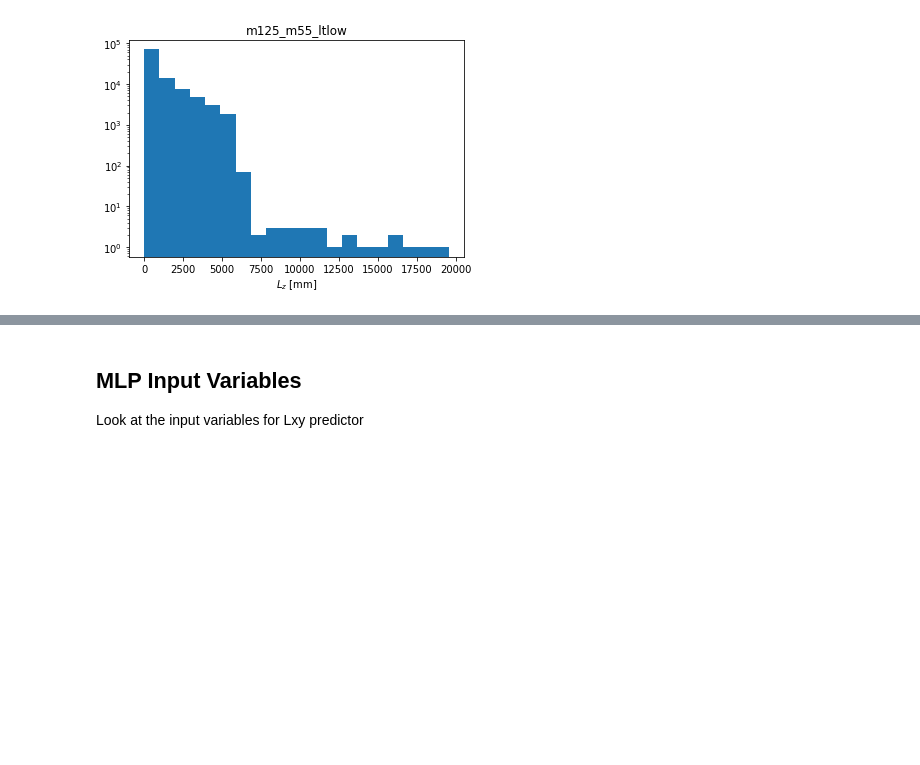
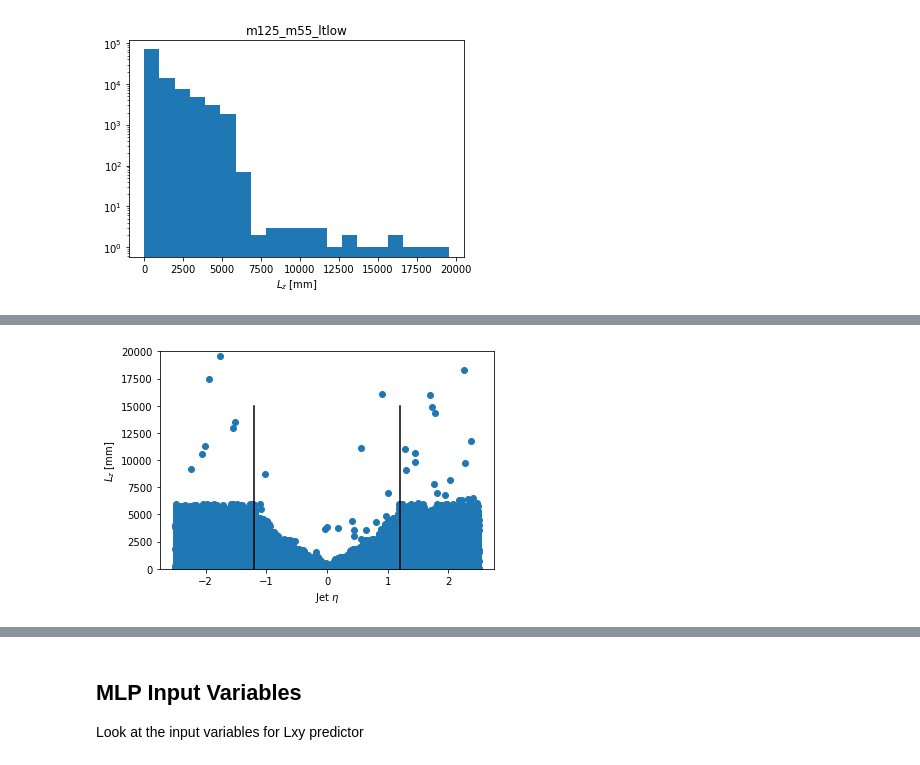
Before and after one commit to gordonwatts/calratio-perjet-training, a Jupyter notebook: notebooks/Input Variable Plots.ipynb, the cells around one changed output, grey strips where cells are left out. Drawn from its saved outputs; the diff is of its cells as text; code cells hidden in the pictures; blank space fills up the shorter version.

```diff
--- a/notebooks/Input Variable Plots.ipynb
+++ b/notebooks/Input Variable Plots.ipynb
@@ -126,0 +140,10 @@ _ = plt.xlabel('$L_z$ [mm]')
+# %%
+plt.scatter(m125_m55_ltlow.JetEta, m125_m55_ltlow.Lz)
+plt.ylabel('$L_z$ [mm]')
+plt.xlabel('Jet $\eta$')
+plt.ylim((0.0, 20000))
+plt.plot((-1.2, -1.2), (0, 15000), color="black")
+plt.plot((1.2, 1.2), (0, 15000), color="black")
+_ = plt.show()
+# %% [output]
+[figure, added]
```
Also changed, not shown: parts of 16 cells of this notebook.
